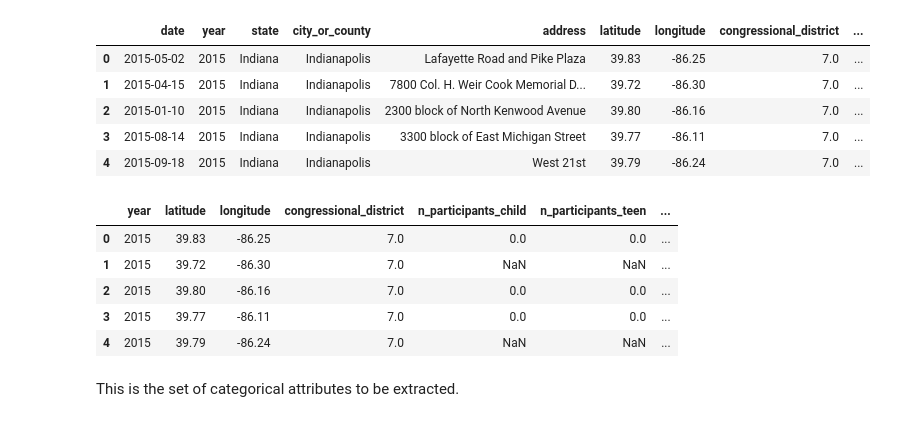
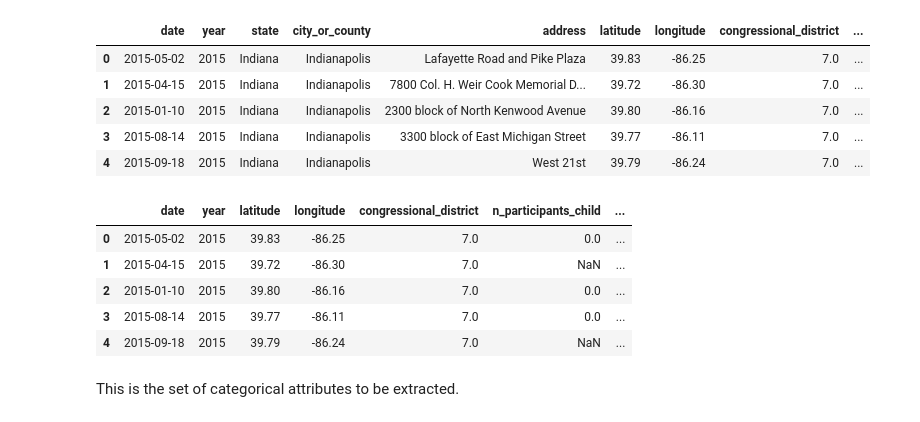
Before and after one commit to LoSpiri/DataMining, a Jupyter notebook: DM_GroupID_TASK1/task_1.ipynb, the cells around one changed output. Drawn from its saved outputs; the diff is of its cells as text; code cells hidden in the pictures.

```diff
--- a/DM_GroupID_TASK1/task_1.ipynb
+++ b/DM_GroupID_TASK1/task_1.ipynb
@@ -1897,18 +1897,18 @@ incidents_num.head()
 | 4 | 2015-09-18 | 2015 | Indiana | Indianapolis | West 21st | 39.79 | -86.24 | 7.0 | ... |
 # %%
 # Dropping useless attributes
-incidents_num.drop(columns=['address', 'min_age_participants', 'avg_age_participants', 'max_age_participants', 'day', 'date', 'population'], inplace=True)
+incidents_num.drop(columns=['address', 'min_age_participants', 'avg_age_participants', 'max_age_participants', 'day', 'population'], inplace=True)
 # Dropping categorical attributes
 incidents_num.drop(columns=['state', 'city_or_county', 'incident_characteristics1', 'party'], inplace=True)
 
 incidents_num.head()
 # %% [output]
-|  | year | latitude | longitude | congressional_district | n_participants_child | n_participants_teen | ... |
-| 0 | 2015 | 39.83 | -86.25 | 7.0 | 0.0 | 0.0 | ... |
-| 1 | 2015 | 39.72 | -86.30 | 7.0 | NaN | NaN | ... |
-| 2 | 2015 | 39.80 | -86.16 | 7.0 | 0.0 | 0.0 | ... |
-| 3 | 2015 | 39.77 | -86.11 | 7.0 | 0.0 | 0.0 | ... |
-| 4 | 2015 | 39.79 | -86.24 | 7.0 | NaN | NaN | ... |
+|  | date | year | latitude | longitude | congressional_district | n_participants_child | ... |
+| 0 | 2015-05-02 | 2015 | 39.83 | -86.25 | 7.0 | 0.0 | ... |
+| 1 | 2015-04-15 | 2015 | 39.72 | -86.30 | 7.0 | NaN | ... |
+| 2 | 2015-01-10 | 2015 | 39.80 | -86.16 | 7.0 | 0.0 | ... |
+| 3 | 2015-08-14 | 2015 | 39.77 | -86.11 | 7.0 | 0.0 | ... |
+| 4 | 2015-09-18 | 2015 | 39.79 | -86.24 | 7.0 | NaN | ... |
 # %% [markdown]
 This is the set of categorical attributes to be extracted.
 # %%
```
Also changed, not shown: parts of 2 cells of this notebook, 14 other files.
